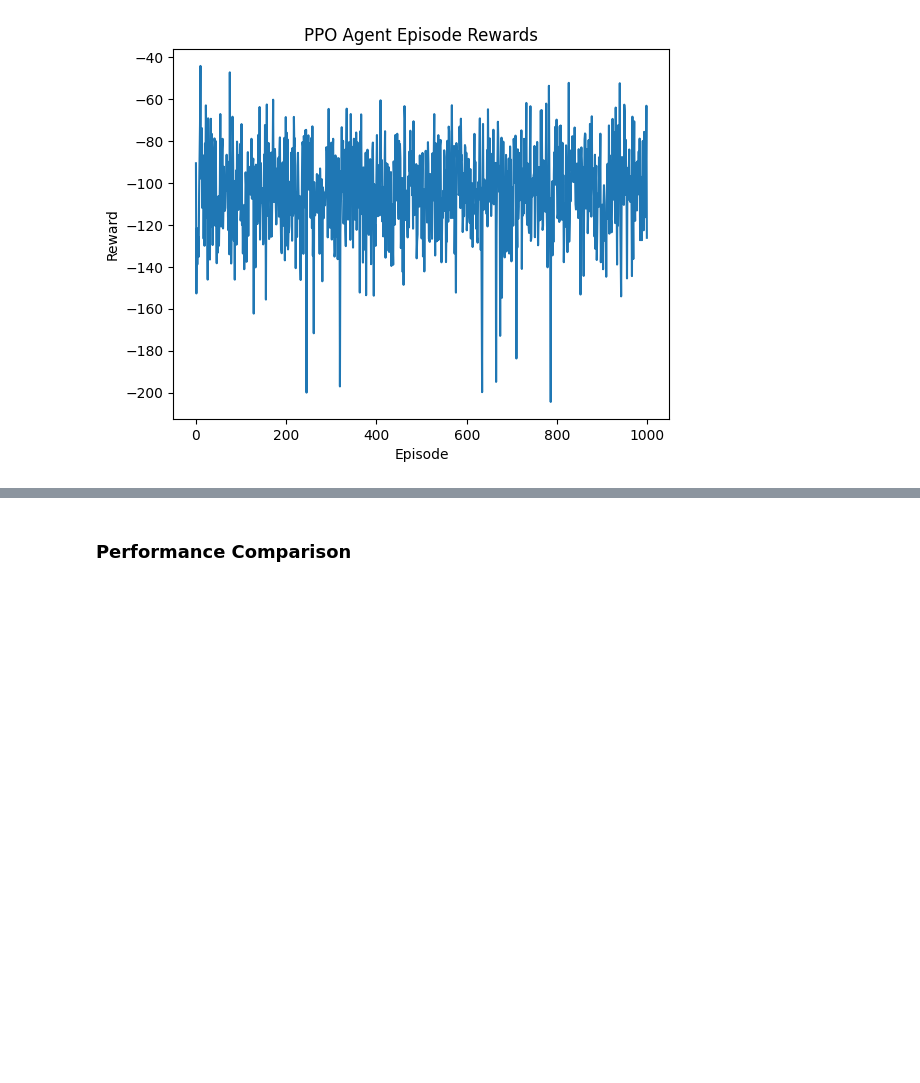
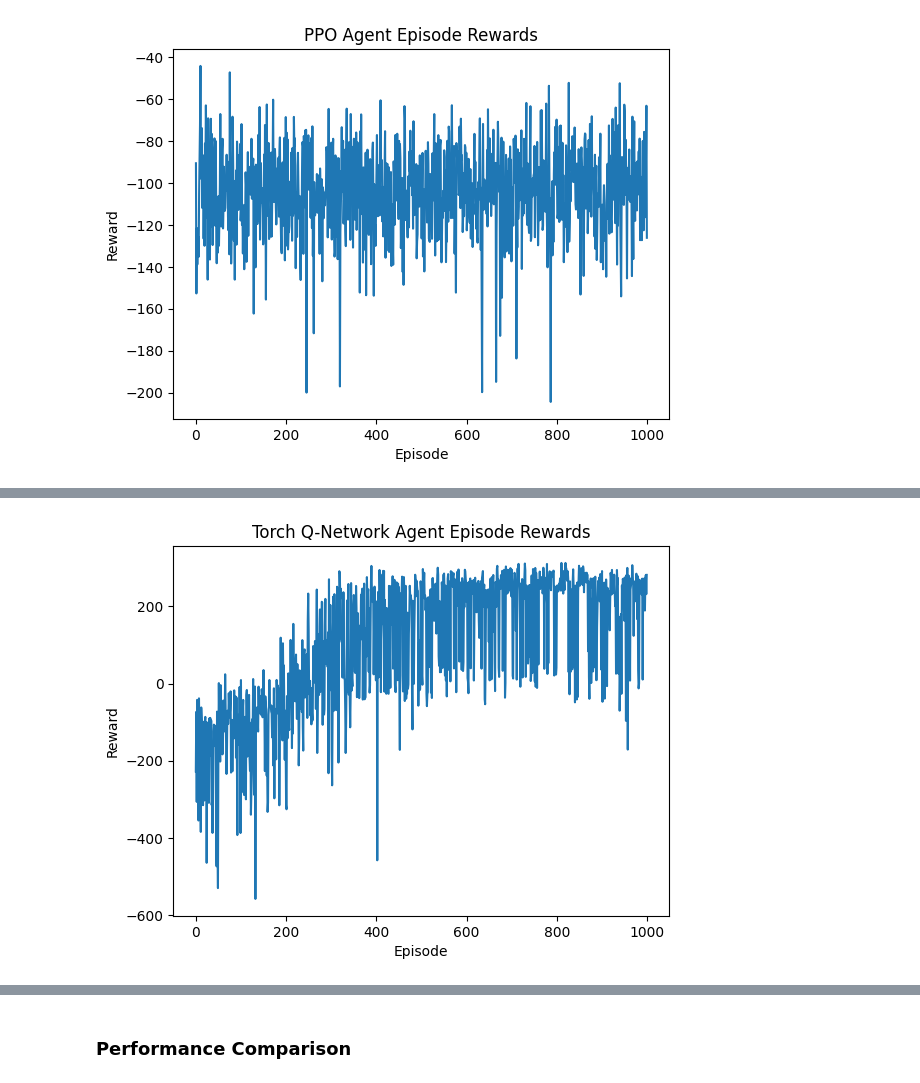
Before and after one commit to MGN19/Reinforcement-learning, a Jupyter notebook: Lunar Lander.ipynb, the cells around one changed output, grey strips where cells are left out. Drawn from its saved outputs; the diff is of its cells as text; code cells hidden in the pictures; blank space fills up the shorter version.

Commit message:
q-net model

```diff
--- a/Lunar Lander.ipynb
+++ b/Lunar Lander.ipynb
@@ -351,0 +412,38 @@ plt.show()
+# %%
+# Training loop
+
+reward_history = []
+
+
+for episode in range(EPISODES):
+    state, _ = env.reset()
+    total_reward = 0
+
+    for t in range(1000):
+        action = select_action(model, state, epsilon, env.action_space)
+        next_state, reward, terminated, truncated, _ = env.step(action)
+        done = terminated or truncated
+        total_reward += reward
+
+
+        # Compute target
+        with torch.no_grad():
+            next_q = model(torch.FloatTensor(next_state).unsqueeze(0).to(device))
+            target = reward + GAMMA * next_q.max().item() * (1 - done)
+
+        # Get Q-value and compute loss
+        q_vals = model(torch.FloatTensor(state).unsqueeze(0).to(device))
+        q_val = q_vals[0, action]
+        loss = (q_val - target) ** 2
+
+        optimizer.zero_grad()
+        loss.backward()
+        optimizer.step()
+
+        state = next_state
+        if done:
+            break
+
+    reward_history.append(total_reward)
+    epsilon = max(EPS_END, epsilon * EPS_DECAY)
+    print(f"Episode {episode}: Reward = {total_reward:.1f}, Epsilon = {epsilon:.3f}")
@@ -351,0 +468,8 @@ plt.show()
+# %%
+plt.plot(reward_history)
+plt.title("Torch Q-Network Agent Episode Rewards")
+plt.xlabel("Episode")
+plt.ylabel("Reward")
+plt.show()
+# %% [output]
+[figure, added]
```
Also changed, not shown: parts of 12 cells of this notebook, 2 other files.
